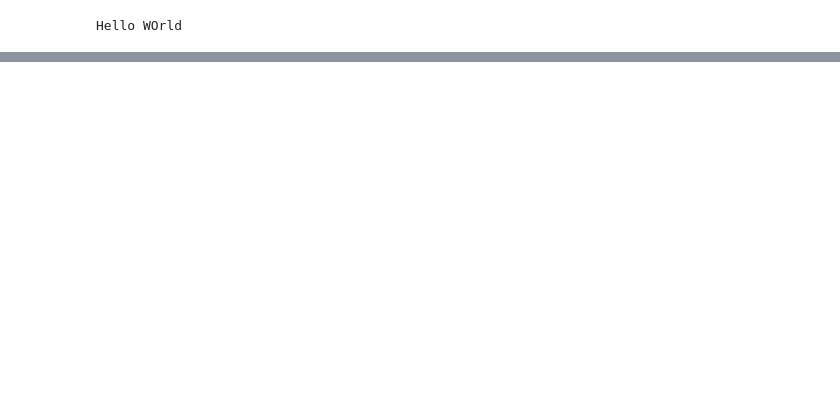
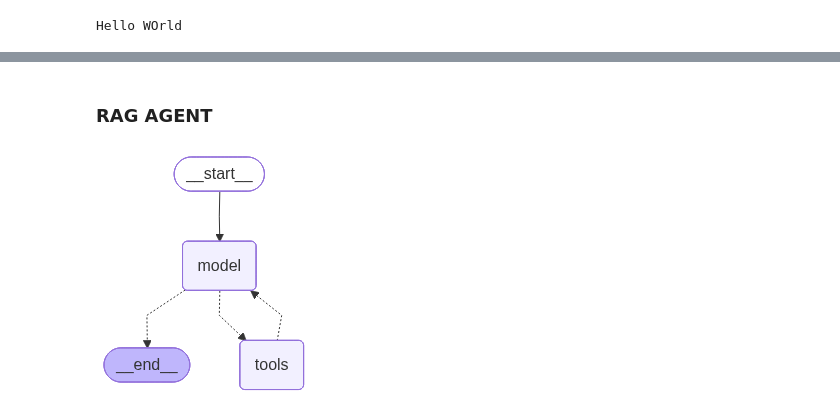
Before and after one commit to Yash-KK/langchain-ollama, a Jupyter notebook: 10_Agentic_RAG/agentic_rag.ipynb, the cells around one changed output, grey strips where cells are left out. Cells and saved outputs as stored; diff of their text form; code cells hidden in the pictures; blank space fills up the shorter version.

Commit message:
setup agentic rag and setup streaming

```diff
--- a/10_Agentic_RAG/agentic_rag.ipynb
+++ b/10_Agentic_RAG/agentic_rag.ipynb
@@ -40,0 +61,17 @@ retriever = vector_store.as_retriever(search_type="similarity", search_kwargs =
+# %%
+@tool
+def retrieve_context(query: str):
+    """
+    Retrieve relevant information for health related queries from the document to answer the query.
+    """
+    print(f"🔍 Searching: '{query}'")
+
+    docs = vector_store.similarity_search(query, k=5)
+
+    content = "---\n\n".join(
+        f"Source: {doc.metadata.get('source', '?')} (Page {doc.metadata.get('page', '?')}): {doc.page_content}"
+        for doc in docs
+    )
+
+    print(f"✓ Found {len(docs)} relevant chunks")
+    return content
@@ -40,0 +103,21 @@ retriever = vector_store.as_retriever(search_type="similarity", search_kwargs =
+# %% [markdown]
+### RAG AGENT
+# %%
+tools = [retrieve_context]
+
+system_prompt = """You are a research assistant with a document retrieval tool.
+
+                    Tool:
+                    - retrieve_context: Search the document for the health related question
+
+                    Cite page numbers and reference document while writing the answer and be thorough."""
+
+rag_agent = create_agent(
+  model=together_ai_llm,
+  tools=tools,
+  system_prompt=system_prompt
+)
+# %%
+rag_agent
+# %% [output]
+[figure, added]
```
Also changed, not shown: parts of 10 cells of this notebook.
